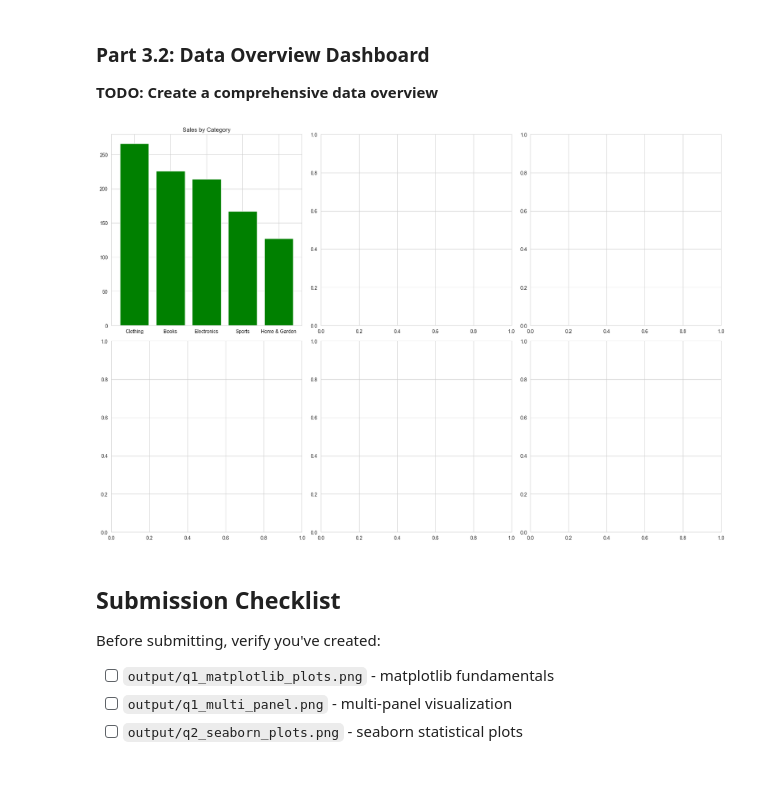
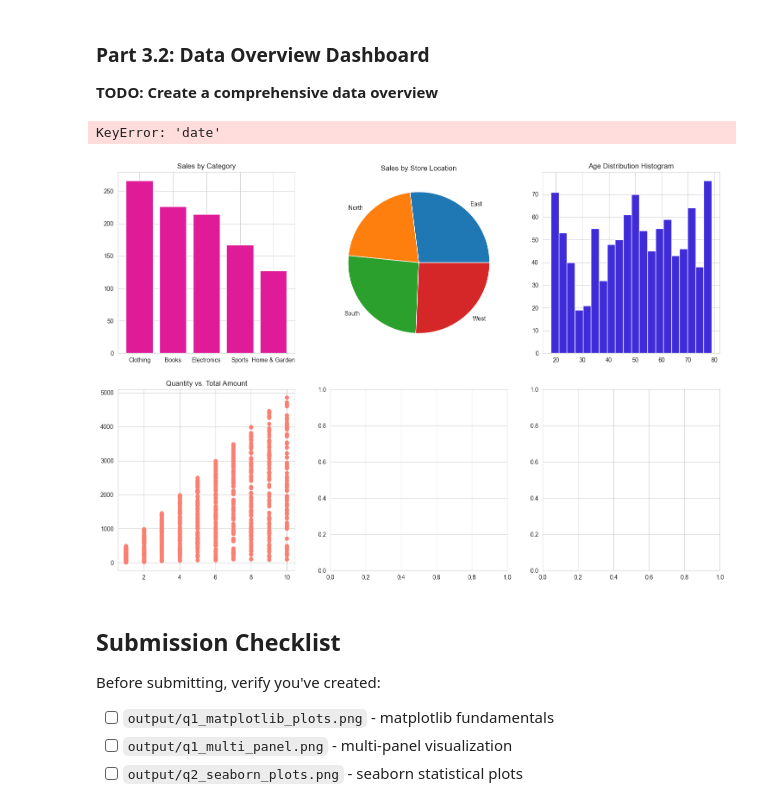
Before and after one commit to UCSF-DataSci/ds217-07-vision-quest-jack-neary, a Jupyter notebook: assignment.ipynb, the cells around one changed output. Drawn from its saved outputs; the diff is of its cells as text; code cells hidden in the pictures; blank space fills up the shorter version.

```diff
--- a/assignment.ipynb
+++ b/assignment.ipynb
@@ -297,26 +297,43 @@ plt.show()
 # %%
 # TODO: Create a figure with multiple subplots
 fig, axes = plt.subplots(2, 3, figsize=(18, 12))
 
 # TODO: Plot 1: Sales by category (bar chart)
 axes[0,0].bar(merged_df.category.value_counts().index,
-              merged_df.category.value_counts().values, color='green')
+              merged_df.category.value_counts().values, color="#E01B98")
 axes[0,0].set_title('Sales by Category')
 # TODO: Plot 2: Sales by store location (pie chart)
-axes[0,1].pie(merged_df.sales, )
+store_sales = merged_df.groupby('store_location')['total_amount'].sum()
+axes[0,1].pie(
+    store_sales.values,
+    labels=store_sales.index)
+axes[0,1].set_title('Sales by Store Location')
 # TODO: Plot 3: Age distribution (histogram)
+axes[0,2].hist(
+    merged_df['age'],
+    bins=20,
+    color="#402BD8")
+axes[0,2].set_title('Age Distribution Histogram')
 # TODO: Plot 4: Quantity vs total_amount scatter
+axes[1,0].scatter(
+    merged_df['quantity'],
+    merged_df['total_amount'],
+    color='salmon')
+axes[1,0].set_title('Quantity vs. Total Amount')
 # TODO: Plot 5: Sales over time (line plot)
+axes[1,1].plot(
+    merged_df['transaction_date'])
 # TODO: Plot 6: Top 10 products by sales (horizontal bar)
 
 # TODO: Add titles and customize appearance
 # TODO: Save the plot as 'output/q3_data_overview.png'
 
 plt.tight_layout()
 plt.savefig('output/q3_data_overview.png', dpi=300, bbox_inches='tight')
 plt.show()
 # %% [output]
+KeyError: 'date'
-[figure, old version]
+[figure, new version]
 # %% [markdown]
 ## Submission Checklist
 
```
Also changed, not shown: parts of 2 cells of this notebook.
